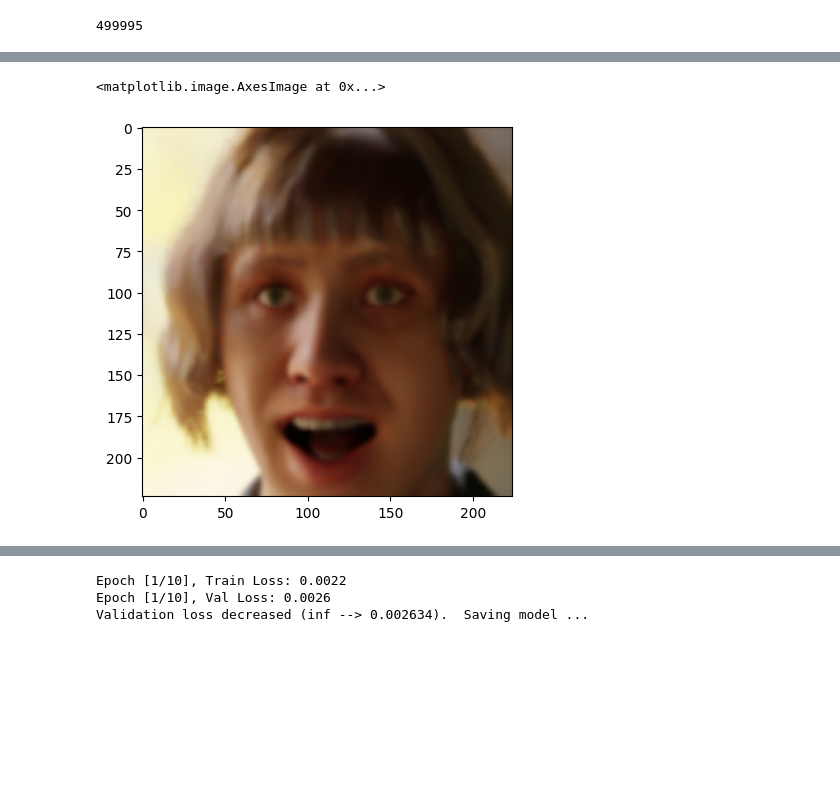
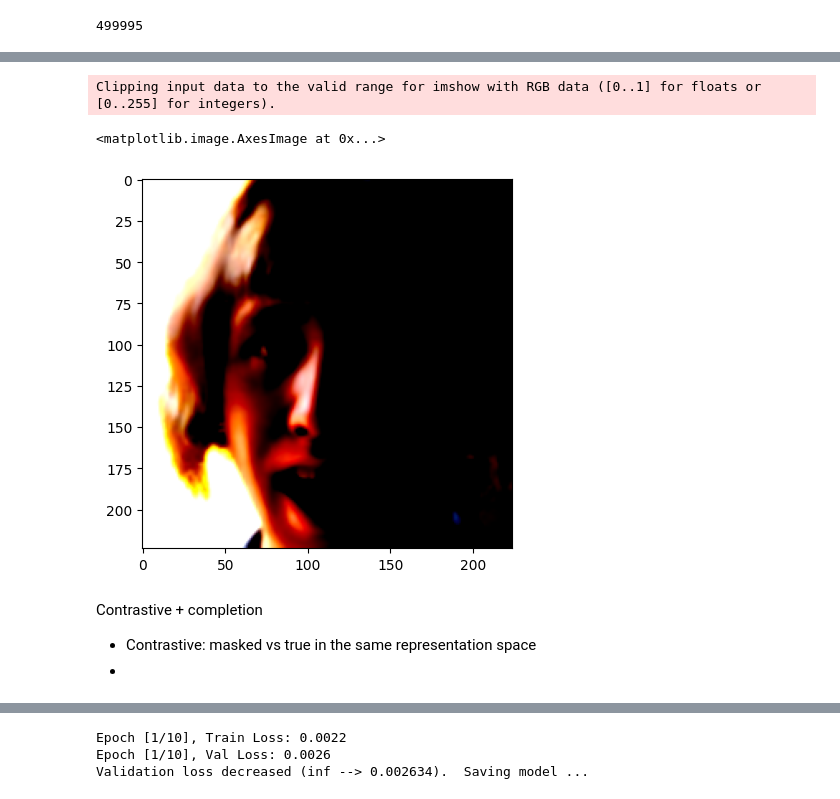
Before and after one commit to madhava20217/Realtime-Masked-Face-Unmasker, a Jupyter notebook: Reconstruction/swinT reconstruction.ipynb, the cells around one changed output, grey strips where cells are left out. Drawn from its saved outputs; the diff is of its cells as text; code cells hidden in the pictures; blank space fills up the shorter version.

```diff
--- a/Reconstruction/swinT reconstruction.ipynb
+++ b/Reconstruction/swinT reconstruction.ipynb
@@ -46,17 +47,19 @@ plt.imshow(np.array(Image.open(files[0]).convert("RGB")))
 # %%
 sizes = (224, 224)
 
 rescale_transform = transforms.Compose([
     transforms.ToTensor(),
     transforms.Resize(sizes, antialias= False),
     transforms.Normalize(
-        mean = 0,
-        std = 1
+        # mean = 0, std = 1
+        mean =[0.485, 0.456, 0.406],
+        std = [0.229, 0.224, 0.225]
     )
 ])
 
 img = rescale_transform(Image.open(files[0]).convert("RGB")).permute(1, 2, 0).numpy()
 plt.imshow(img)
 # %% [output]
-<matplotlib.image.AxesImage at 0x...>
+Clipping input data to the valid range for imshow with RGB data ([0..1] for floats or [0..255] for integers).
+<matplotlib.image.AxesImage at 0x...>
-[figure, old version]
+[figure, new version]
@@ -82,0 +66,5 @@ class celebDataset(Dataset):
+# %% [markdown]
+Contrastive + completion
+
+- Contrastive: masked vs true in the same representation space
+-
```
Also changed, not shown: parts of 19 cells of this notebook.
